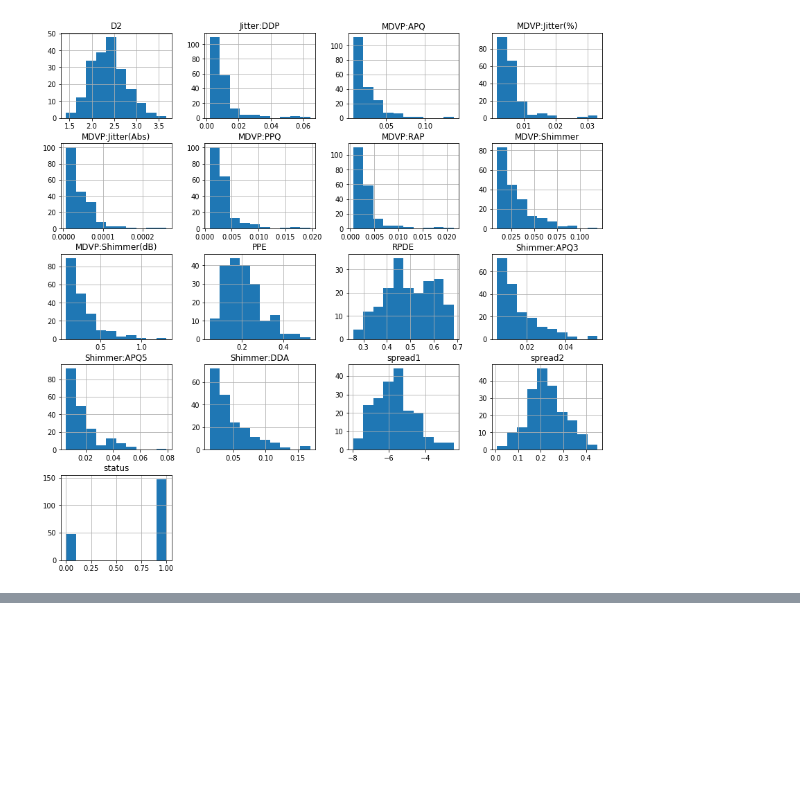
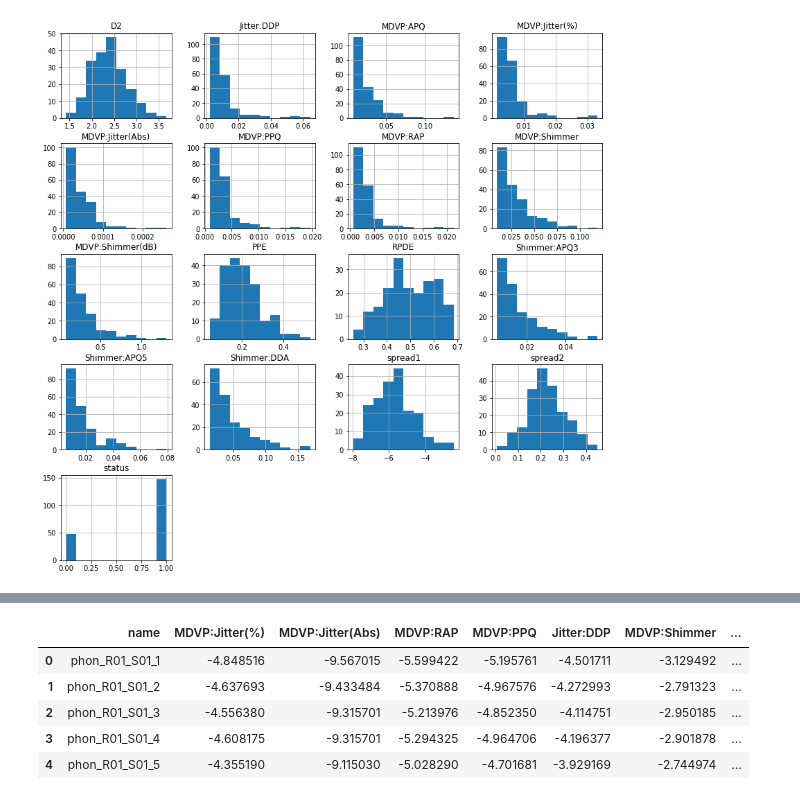
Before and after one commit to rishikonapure/technocolab-internship, a Jupyter notebook: MiniProject1/Parkinsons disease day1.ipynb, the cells around one changed output, grey strips where cells are left out. Cells and saved outputs as stored; diff of their text form; code cells hidden in the pictures; blank space fills up the shorter version.

```diff
--- a/MiniProject1/Parkinsons disease day1.ipynb
+++ b/MiniProject1/Parkinsons disease day1.ipynb
@@ -222,0 +242,19 @@ sns.pairplot(feature_dataset,hue='status')
+# %%
+feature_dataset["MDVP:RAP"]=feature_dataset["MDVP:RAP"].transform(np.log)
+feature_dataset["MDVP:PPQ"]=feature_dataset["MDVP:PPQ"].transform(np.log)
+feature_dataset["Jitter:DDP"] = feature_dataset["Jitter:DDP"].transform(np.log)
+feature_dataset["MDVP:Shimmer"] = feature_dataset["MDVP:Shimmer"].transform(np.log)
+feature_dataset["MDVP:Shimmer(dB)"] = feature_dataset["MDVP:Shimmer(dB)"].transform(np.log)
+feature_dataset["Shimmer:APQ3"] = feature_dataset["Shimmer:APQ3"].transform(np.log)
+feature_dataset["Shimmer:APQ5"] = feature_dataset["Shimmer:APQ5"].transform(np.log)
+feature_dataset["Shimmer:DDA"] = feature_dataset["Shimmer:DDA"].transform(np.log)
+feature_dataset["MDVP:APQ"] = feature_dataset["MDVP:APQ"].transform(np.log)
+# %%
+feature_dataset.head()
+# %% [output]
+|  | name | MDVP:Jitter(%) | MDVP:Jitter(Abs) | MDVP:RAP | MDVP:PPQ | Jitter:DDP | MDVP:Shimmer | ... |
+| 0 | phon_R01_S01_1 | -4.848516 | -9.567015 | -5.599422 | -5.195761 | -4.501711 | -3.129492 | ... |
+| 1 | phon_R01_S01_2 | -4.637693 | -9.433484 | -5.370888 | -4.967576 | -4.272993 | -2.791323 | ... |
+| 2 | phon_R01_S01_3 | -4.556380 | -9.315701 | -5.213976 | -4.852350 | -4.114751 | -2.950185 | ... |
+| 3 | phon_R01_S01_4 | -4.608175 | -9.315701 | -5.294325 | -4.964706 | -4.196377 | -2.901878 | ... |
+| 4 | phon_R01_S01_5 | -4.355190 | -9.115030 | -5.028290 | -4.701681 | -3.929169 | -2.744974 | ... |
```
Also changed, not shown: parts of 8 cells of this notebook.
